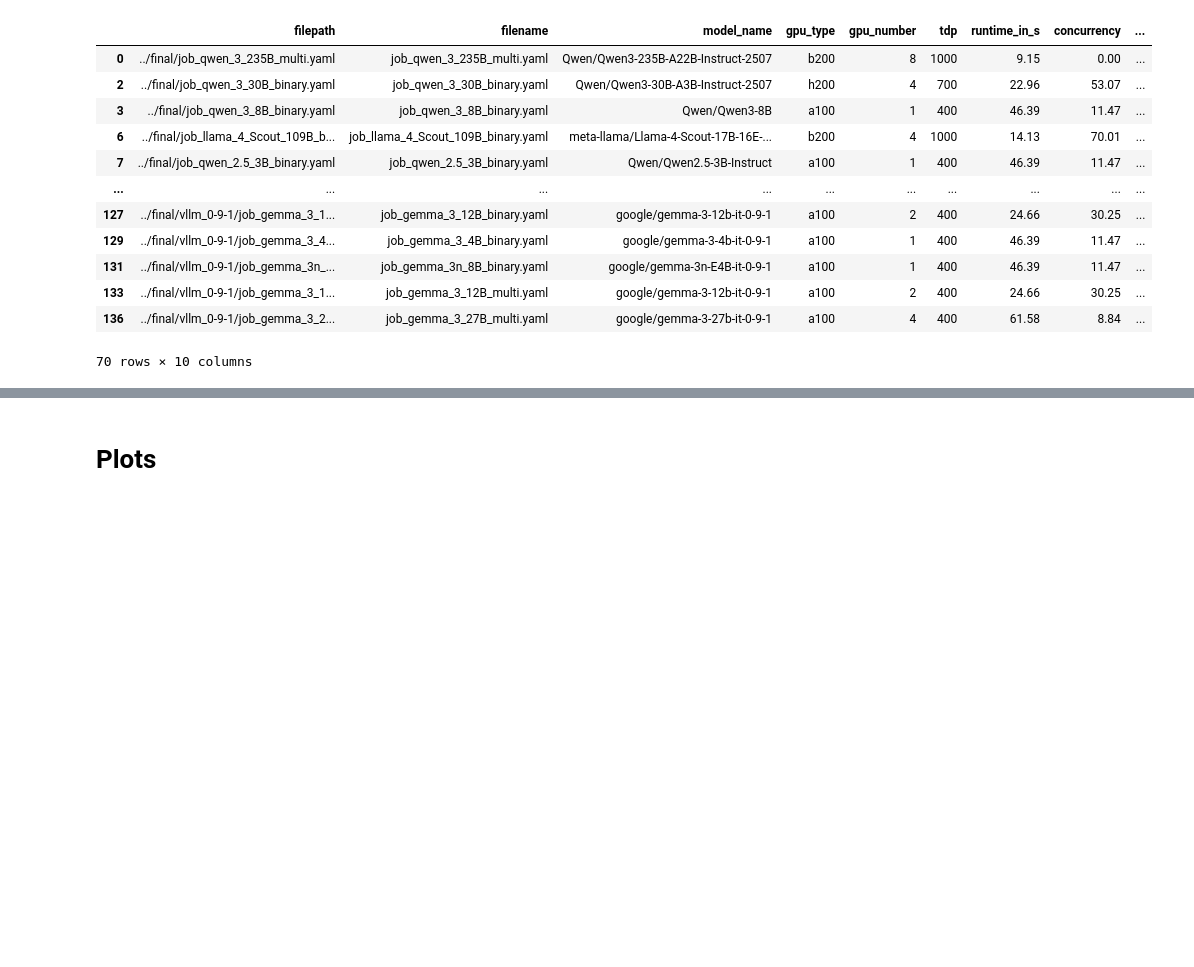
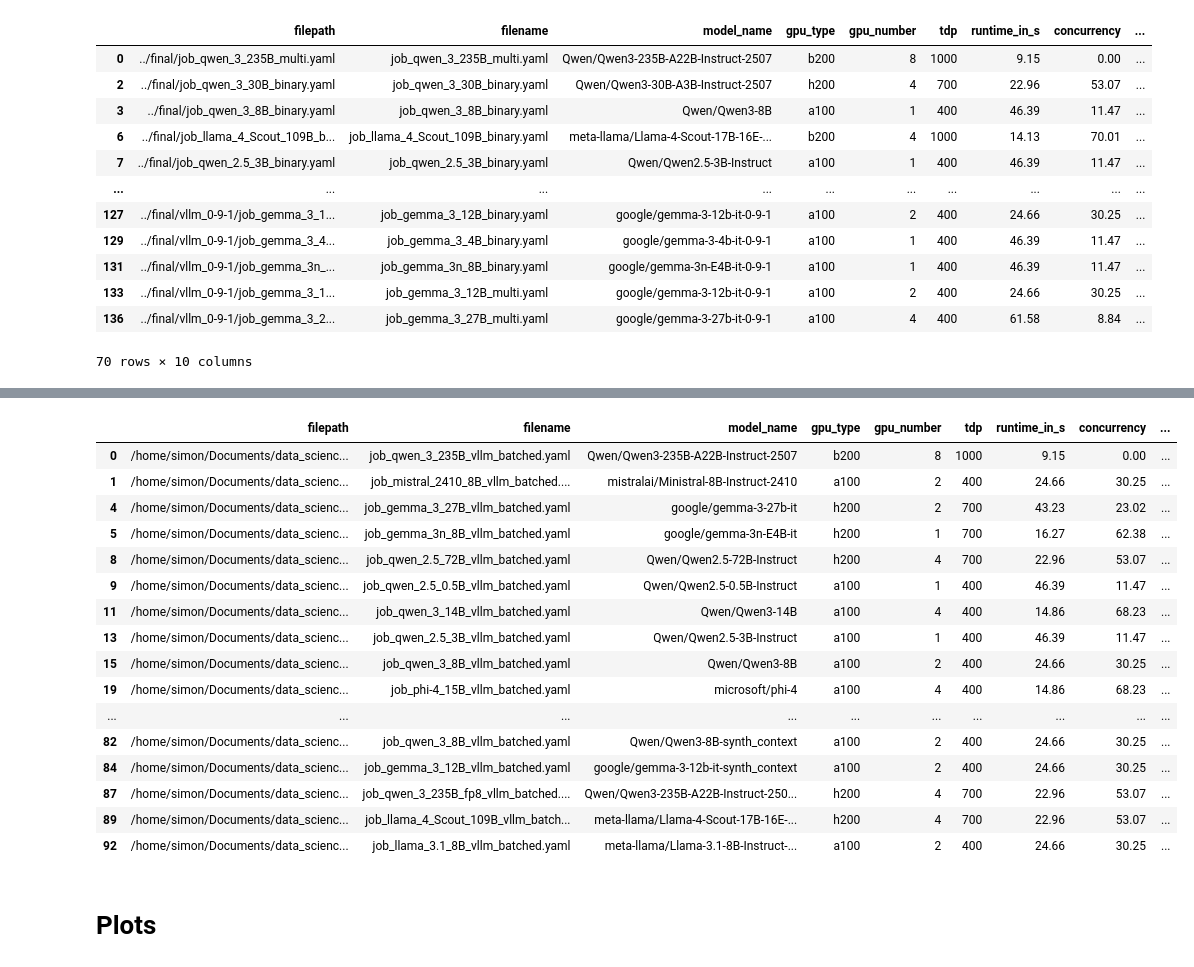
Before and after one commit to Famondir/Thesis, a Jupyter notebook: benchmark_jobs/page_identification/gpu_benchmark/runtime_factors.ipynb, the cells around one changed output, grey strips where cells are left out. Cells and saved outputs as stored; diff of their text form; code cells hidden in the pictures; blank space fills up the shorter version.

```diff
--- a/benchmark_jobs/page_identification/gpu_benchmark/runtime_factors.ipynb
+++ b/benchmark_jobs/page_identification/gpu_benchmark/runtime_factors.ipynb
@@ -180,0 +437,8 @@ df2
+# %%
+# page identification runtime factors for 100 examples with model Qwen2.5 7B binary task with 3 random examples
+df_qwen_7b= pd.DataFrame({'gpu_type': ['a100', 'a100', 'a100', 'a100', 'h200', 'h200', 'h200', 'b200', 'b200', 'b200', 'h100'], 'gpu_number': [1, 2, 4, 8, 1, 2, 4, 1, 2, 4, 1], 'runtime_in_s': [46.39, 24.66, 14.86, np.nan, 16.27, 10.42, 5.77, 10.24, 6.6, 4.2, 25.38], 'concurrency': [11.47, 30.25, 68.23, np.nan, 62.38, 132.23, 269.33, 82.18, 170.79, 347.23, 31.21]})
+df_qwen_7b['model_name'] = 'Qwen/Qwen2.5-7B-Instruct'
+df_qwen_32B = pd.DataFrame({'gpu_type': ['a100', 'a100', 'a100', 'a100', 'h200', 'h200', 'h200', 'b200', 'b200', 'b200', 'b200', 'h100'], 'gpu_number': [1, 2, 4, 8, 1, 2, 4, 1, 2, 4, 8, 1], 'runtime_in_s': [np.nan, np.nan, 61.58, 36.70, 75.84, 43.23, 22.96, 43.14, 23.82, 14.13, 9.15, np.nan], 'concurrency': [np.nan, np.nan, 8.84, 25.69, 7.67, 23.02, 53.07, 12.0, 31.45, 70.01, 0, 147.07]})
+df_qwen_32B['model_name'] = 'Qwen/Qwen2.5-32B-Instruct'
+df_gpu_factors = pd.concat([df_qwen_7b, df_qwen_32B], ignore_index=True)
+df_gpu_factors
@@ -180,0 +463,13 @@ df2
+# %%
+def compute_normalization_factor(group):
+    base = group.loc[(group['gpu_type'] == 'b200') & (group['gpu_number'] == 1), 'runtime_in_s']
+    if not base.empty and not np.isnan(base.values[0]) and base.values[0] != 0:
+        base_runtime = base.values[0]
+        return 1 / (group['runtime_in_s'] / base_runtime)
+    else:
+        return np.nan
+
+df_gpu_factors['normalization_factor'] = df_gpu_factors.groupby('model_name', group_keys=False).apply(compute_normalization_factor)
+df_gpu_factors['parameter_count'] = df_gpu_factors['model_name'].apply(lambda x: int(re.search(r'(\d+)(?:B|b)', x).group(1)) if re.search(r'(\d+)(?:B|b)', x) else None)
+df_gpu_factors2 = df_gpu_factors.drop(columns=['model_name'])
+df_gpu_factors2
@@ -181,3 +494,44 @@ df2
+# %%
+df['parameter_count'] = df['model_name'].apply(lambda x: float(re.search(r'(\d+(?:\.\d+)?)(?:B|b)', x).group(1)) if re.search(r'(\d+(?:\.\d+)?)(?:B|b)', x) else None)
+# Manually fill in the missing parameter_count values for the two models
+df.loc[df['model_name'] == 'mistralai/Mistral-Large-Instruct-2411', 'parameter_count'] = 124
+df.loc[df['model_name'] == 'moonshotai/Kimi-K2-Instruct', 'parameter_count'] = 32
+df.loc[df['model_name'] == 'microsoft/phi-4', 'parameter_count'] = 15
+
+df2 = df.merge(
+    df_gpu_factors2,
+    on=['gpu_type', 'gpu_number'],
+    how='left'
+)
+
+mltp = 16
+df2 = df2[(
+    ((df2['parameter_count_x'] >= mltp) & (df2['parameter_count_y'] >= mltp)) |
+    ((df2['parameter_count_x'] < mltp) & (df2['parameter_count_y'] < mltp))
+)]
+df2['parameter_count'] = df2['parameter_count_x']
+df2 = df2.drop(columns=['parameter_count_x', 'parameter_count_y', 'tensor_parallel_size'])
+# %%
+df2.to_csv('runtime_factors_real_table_extraction.csv', index=False)
+df2
+# %% [output]
+|  | filepath | filename | model_name | gpu_type | gpu_number | tdp | runtime_in_s | concurrency | ... |
+| 0 | /home/simon/Documents/data_scienc... | job_qwen_3_235B_vllm_batched.yaml | Qwen/Qwen3-235B-A22B-Instruct-2507 | b200 | 8 | 1000 | 9.15 | 0.00 | ... |
+| 1 | /home/simon/Documents/data_scienc... | job_mistral_2410_8B_vllm_batched.... | mistralai/Ministral-8B-Instruct-2410 | a100 | 2 | 400 | 24.66 | 30.25 | ... |
+| 4 | /home/simon/Documents/data_scienc... | job_gemma_3_27B_vllm_batched.yaml | google/gemma-3-27b-it | h200 | 2 | 700 | 43.23 | 23.02 | ... |
+| 5 | /home/simon/Documents/data_scienc... | job_gemma_3n_8B_vllm_batched.yaml | google/gemma-3n-E4B-it | h200 | 1 | 700 | 16.27 | 62.38 | ... |
+| 8 | /home/simon/Documents/data_scienc... | job_qwen_2.5_72B_vllm_batched.yaml | Qwen/Qwen2.5-72B-Instruct | h200 | 4 | 700 | 22.96 | 53.07 | ... |
+| 9 | /home/simon/Documents/data_scienc... | job_qwen_2.5_0.5B_vllm_batched.yaml | Qwen/Qwen2.5-0.5B-Instruct | a100 | 1 | 400 | 46.39 | 11.47 | ... |
+| 11 | /home/simon/Documents/data_scienc... | job_qwen_3_14B_vllm_batched.yaml | Qwen/Qwen3-14B | a100 | 4 | 400 | 14.86 | 68.23 | ... |
+| 13 | /home/simon/Documents/data_scienc... | job_qwen_2.5_3B_vllm_batched.yaml | Qwen/Qwen2.5-3B-Instruct | a100 | 1 | 400 | 46.39 | 11.47 | ... |
+| 15 | /home/simon/Documents/data_scienc... | job_qwen_3_8B_vllm_batched.yaml | Qwen/Qwen3-8B | a100 | 2 | 400 | 24.66 | 30.25 | ... |
+| 19 | /home/simon/Documents/data_scienc... | job_phi-4_15B_vllm_batched.yaml | microsoft/phi-4 | a100 | 4 | 400 | 14.86 | 68.23 | ... |
+| ... | ... | ... | ... | ... | ... | ... | ... | ... | ... |
+| 82 | /home/simon/Documents/data_scienc... | job_qwen_3_8B_vllm_batched.yaml | Qwen/Qwen3-8B-synth_context | a100 | 2 | 400 | 24.66 | 30.25 | ... |
+| 84 | /home/simon/Documents/data_scienc... | job_gemma_3_12B_vllm_batched.yaml | google/gemma-3-12b-it-synth_context | a100 | 2 | 400 | 24.66 | 30.25 | ... |
+| 87 | /home/simon/Documents/data_scienc... | job_qwen_3_235B_fp8_vllm_batched.... | Qwen/Qwen3-235B-A22B-Instruct-250... | h200 | 4 | 700 | 22.96 | 53.07 | ... |
+| 89 | /home/simon/Documents/data_scienc... | job_llama_4_Scout_109B_vllm_batch... | meta-llama/Llama-4-Scout-17B-16E-... | h200 | 4 | 700 | 22.96 | 53.07 | ... |
+| 92 | /home/simon/Documents/data_scienc... | job_llama_3.1_8B_vllm_batched.yaml | meta-llama/Llama-3.1-8B-Instruct-... | a100 | 2 | 400 | 24.66 | 30.25 | ... |
 # %% [markdown]
 # Plots
 # %%
```
Also changed, not shown: parts of 15 cells of this notebook, 11 other files.
